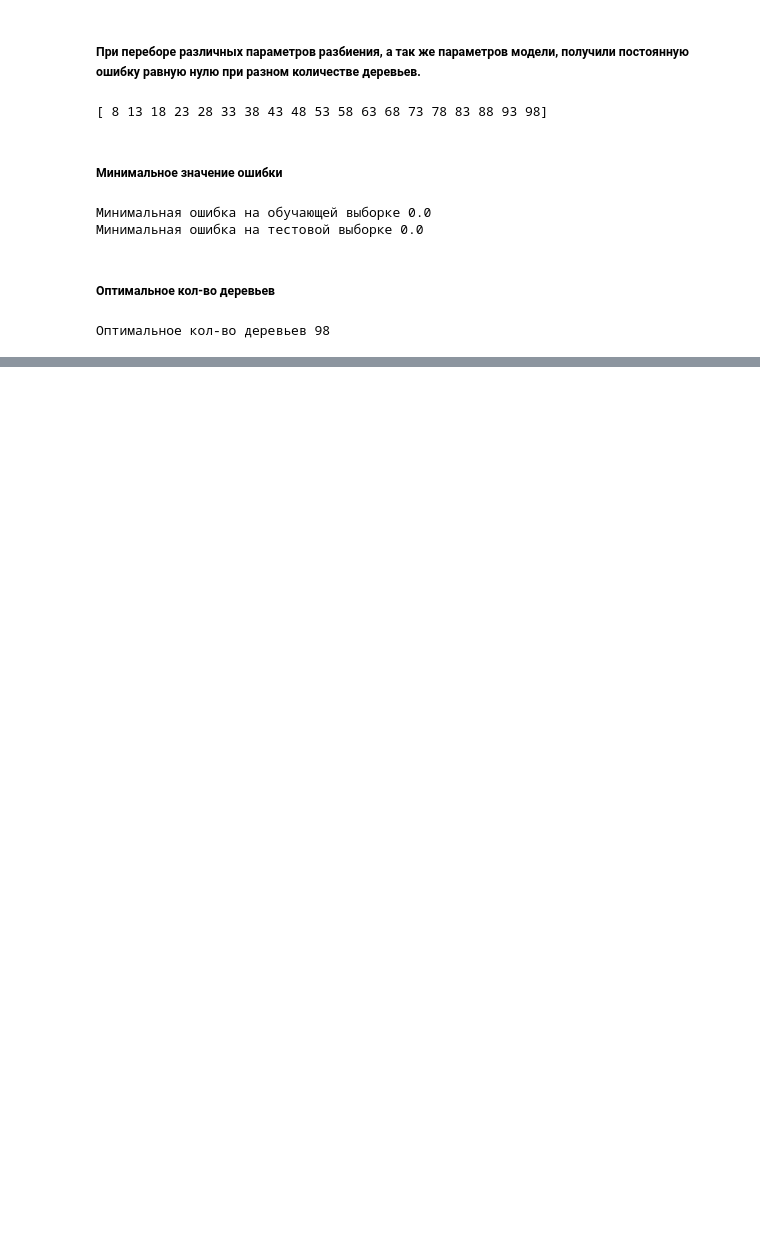
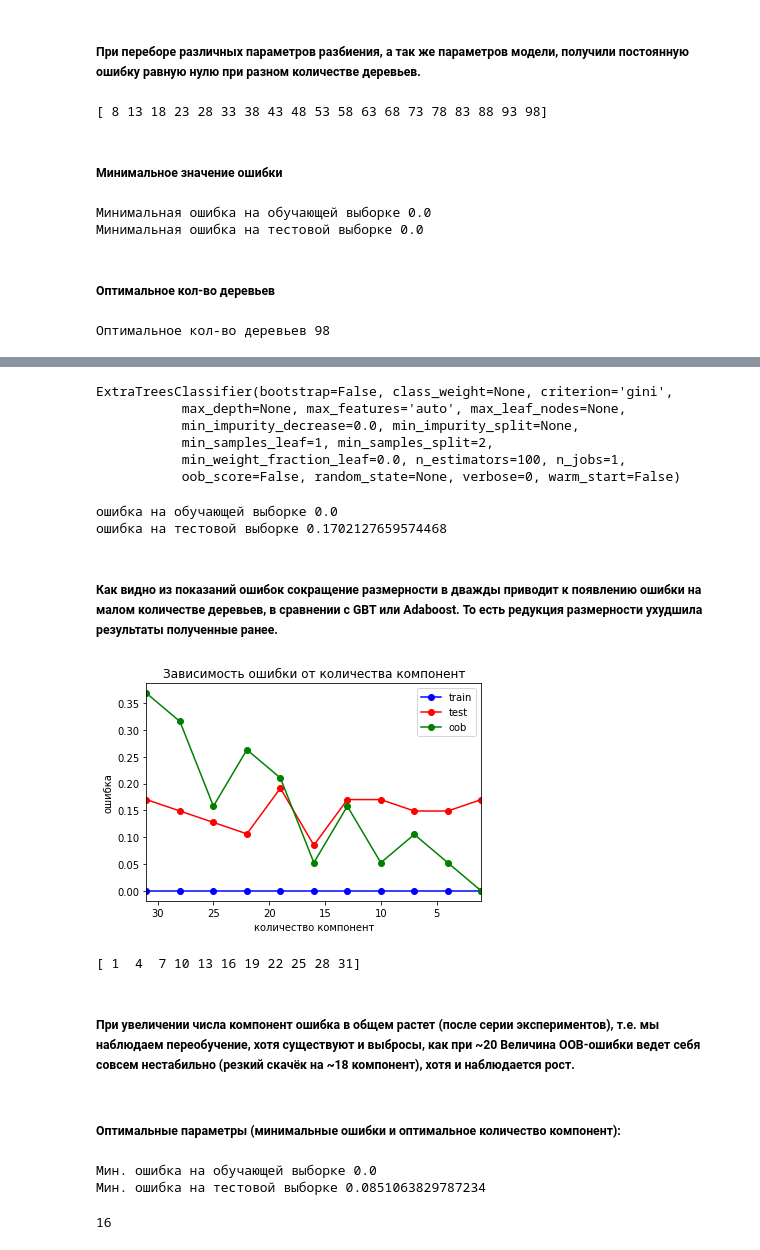
Before and after one commit to might52/ml, a Jupyter notebook: ml_lab1/ml_kabaddi.ipynb, the cells around one changed output, grey strips where cells are left out. Drawn from its saved outputs; the diff is of its cells as text; code cells hidden in the pictures; blank space fills up the shorter version.

```diff
--- a/ml_lab1/ml_kabaddi.ipynb
+++ b/ml_lab1/ml_kabaddi.ipynb
@@ -1337,0 +1344,2 @@ print("Оптимальное кол-во деревьев", trees_opt)
+# %%
+X_train, X_test, y_train, y_test = train_test_split(X, y, test_size = 0.7, random_state = 6)
@@ -1337,0 +1348,74 @@ print("Оптимальное кол-во деревьев", trees_opt)
+# %%
+from sklearn import decomposition
+pca = decomposition.PCA(n_components = 20)
+X_train_reduc = pca.fit_transform(X_train)
+X_test_reduc = pca.transform(X_test)
+# %%
+ert = ensemble.ExtraTreesClassifier(n_estimators = 100)
+ert.fit(X_train_reduc, y_train)
+# %% [output]
+ExtraTreesClassifier(bootstrap=False, class_weight=None, criterion='gini',
+           max_depth=None, max_features='auto', max_leaf_nodes=None,
+           min_impurity_decrease=0.0, min_impurity_split=None,
+           min_samples_leaf=1, min_samples_split=2,
+           min_weight_fraction_leaf=0.0, n_estimators=100, n_jobs=1,
+           oob_score=False, random_state=None, verbose=0, warm_start=False)
+# %%
+err_train = np.mean(y_train != ert.predict(X_train_reduc))
+err_test  = np.mean(y_test  != ert.predict(X_test_reduc))
+
+print("ошибка на обучающей выборке", err_train)
+print("ошибка на тестовой выборке", err_test)
+# %% [output]
+ошибка на обучающей выборке 0.0
+ошибка на тестовой выборке 0.1702127659574468
+# %% [markdown]
+##### Как видно из показаний ошибок сокращение размерности в дважды приводит к появлению ошибки на малом количестве деревьев, в сравнении с GBT или Adaboost. То есть редукция размерности ухудшила результаты полученные ранее.
+# %%
+tree_arr = np.arange(1, 32, 3)
+test_err = []
+train_err = []
+oob_err = []
+for tree in tree_arr:
+    pca = decomposition.PCA(n_components = tree)
+    X_train_reduc = pca.fit_transform(X_train)
+    X_test_reduc = pca.transform(X_test)
+    ert = ensemble.ExtraTreesClassifier(n_estimators = 100, oob_score=True, bootstrap=True)
+    ert.fit(X_train_reduc, y_train)
+    train_err.append(np.mean(y_train != ert.predict(X_train_reduc)))
+    test_err.append(np.mean(y_test  != ert.predict(X_test_reduc)))
+    oob_err.append(1 - ert.oob_score_)
+# %%
+plt.plot(tree_arr, train_err, 'b-o', label = 'train')
+plt.plot(tree_arr, test_err, 'r-o', label = 'test')
+plt.plot(tree_arr, oob_err, 'g-o', label = 'oob')
+plt.xlim([np.max(tree_arr), np.min(tree_arr)])
+plt.title('Зависимость ошибки от количества компонент')
+plt.xlabel('количество компонент')
+plt.ylabel('ошибка')
+plt.legend()
+pass
+# %% [output]
+[figure, added]
+# %%
+print(tree_arr)
+# %% [output]
+[ 1  4  7 10 13 16 19 22 25 28 31]
+# %% [markdown]
+##### При увеличении числа компонент ошибка в общем растет (после серии экспериментов), т.е. мы наблюдаем переобучение, хотя существуют и выбросы, как при ~20 Величина OOB-ошибки ведет себя совсем нестабильно (резкий скачёк на ~18 компонент), хотя и наблюдается рост.
+# %% [markdown]
+##### Оптимальные параметры (минимальные ошибки и оптимальное количество компонент):
+# %%
+min_train_err = np.min(train_err)
+min_test_err = np.min(test_err)
+print("Мин. ошибка на обучающей выборке", min_train_err)
+print("Мин. ошибка на тестовой выборке", min_test_err)
+# %% [output]
+Мин. ошибка на обучающей выборке 0.0
+Мин. ошибка на тестовой выборке 0.0851063829787234
+# %%
+tree_opt = tree_arr[test_err == min_test_err]
+tree_opt = tree_opt[0]
+print(tree_opt)
+# %% [output]
+16
```
Also changed, not shown: parts of 4 cells of this notebook.
